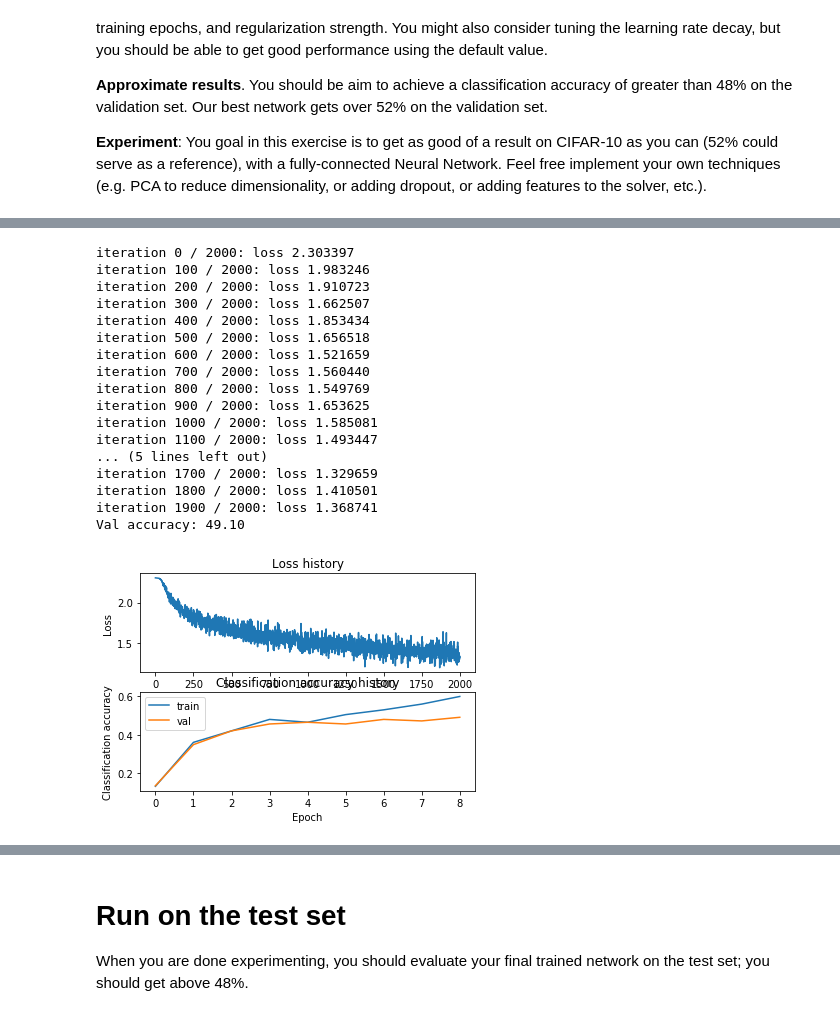
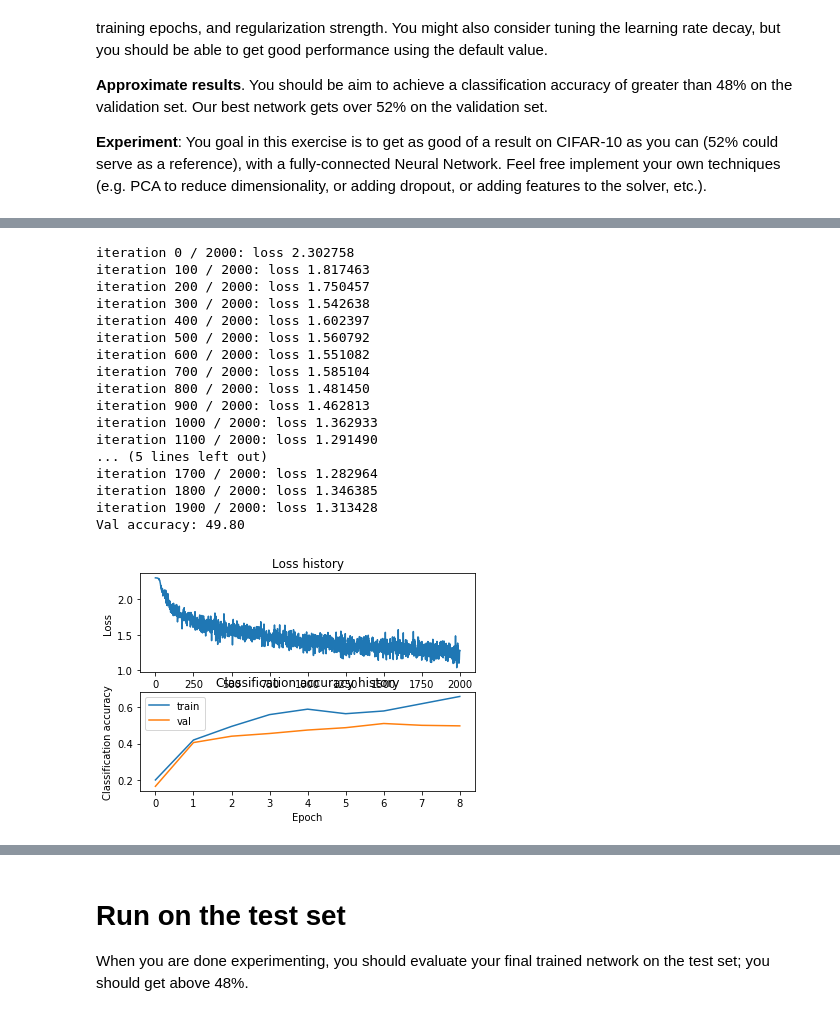
Before and after one commit to chriskhanhtran/CS231n-CV, a Jupyter notebook: assignment1/two_layer_net.ipynb, the cells around one changed output, grey strips where cells are left out. Cells and saved outputs as stored; diff of their text form; code cells hidden in the pictures.

```diff
--- a/assignment1/two_layer_net.ipynb
+++ b/assignment1/two_layer_net.ipynb
@@ -312,45 +315,44 @@ def hyperparameter_train(hidden_size, reg, lr, lr_decay, num_iters):
 # %%
 best_net = None  # store the best model into this
 
 #################################################################################
 # TODO: Tune hyperparameters using the validation set. Store your best trained  #
 # model in best_net.                                                            #
 #                                                                               #
 # To help debug your network, it may help to use visualizations similar to the  #
 # ones we used above; these visualizations will have significant qualitative    #
 # differences from the ones we saw above for the poorly tuned network.          #
 #                                                                               #
 # Tweaking hyperparameters by hand can be fun, but you might find it useful to  #
 # write code to sweep through possible combinations of hyperparameters          #
 # automatically like we did on the previous exercises.                          #
 #################################################################################
 # *****START OF YOUR CODE (DO NOT DELETE/MODIFY THIS LINE)*****
 
-net, stats = hyperparameter_train(hidden_size=500, reg=0.05, lr=5e-4, lr_decay=0.95, num_iters=2000)
+best_net, stats = hyperparameter_train(hidden_size=200, reg=0.03, lr=1e-3, lr_decay=0.9, num_iters=2000)
 print(f"Val accuracy: {stats['val_acc_history'][-1]*100:.2f}")
 plot_training(stats)
-show_net_weights(net)
 
 # *****END OF YOUR CODE (DO NOT DELETE/MODIFY THIS LINE)*****
 # %% [output]
-iteration 0 / 2000: loss 2.303397
-iteration 100 / 2000: loss 1.983246
-iteration 200 / 2000: loss 1.910723
-iteration 300 / 2000: loss 1.662507
-iteration 400 / 2000: loss 1.853434
-iteration 500 / 2000: loss 1.656518
-iteration 600 / 2000: loss 1.521659
-iteration 700 / 2000: loss 1.560440
-iteration 800 / 2000: loss 1.549769
-iteration 900 / 2000: loss 1.653625
-iteration 1000 / 2000: loss 1.585081
-iteration 1100 / 2000: loss 1.493447
+iteration 0 / 2000: loss 2.302758
+iteration 100 / 2000: loss 1.817463
+iteration 200 / 2000: loss 1.750457
+iteration 300 / 2000: loss 1.542638
+iteration 400 / 2000: loss 1.602397
+iteration 500 / 2000: loss 1.560792
+iteration 600 / 2000: loss 1.551082
+iteration 700 / 2000: loss 1.585104
+iteration 800 / 2000: loss 1.481450
+iteration 900 / 2000: loss 1.462813
+iteration 1000 / 2000: loss 1.362933
+iteration 1100 / 2000: loss 1.291490
 ... (5 lines left out)
-iteration 1700 / 2000: loss 1.329659
-iteration 1800 / 2000: loss 1.410501
-iteration 1900 / 2000: loss 1.368741
-Val accuracy: 49.10
+iteration 1700 / 2000: loss 1.282964
+iteration 1800 / 2000: loss 1.346385
+iteration 1900 / 2000: loss 1.313428
+Val accuracy: 49.80
-[figure, old version]
+[figure, new version]
 # %%
 # visualize the weights of the best network
 show_net_weights(best_net)
```
Also changed, not shown: parts of 11 cells of this notebook.
